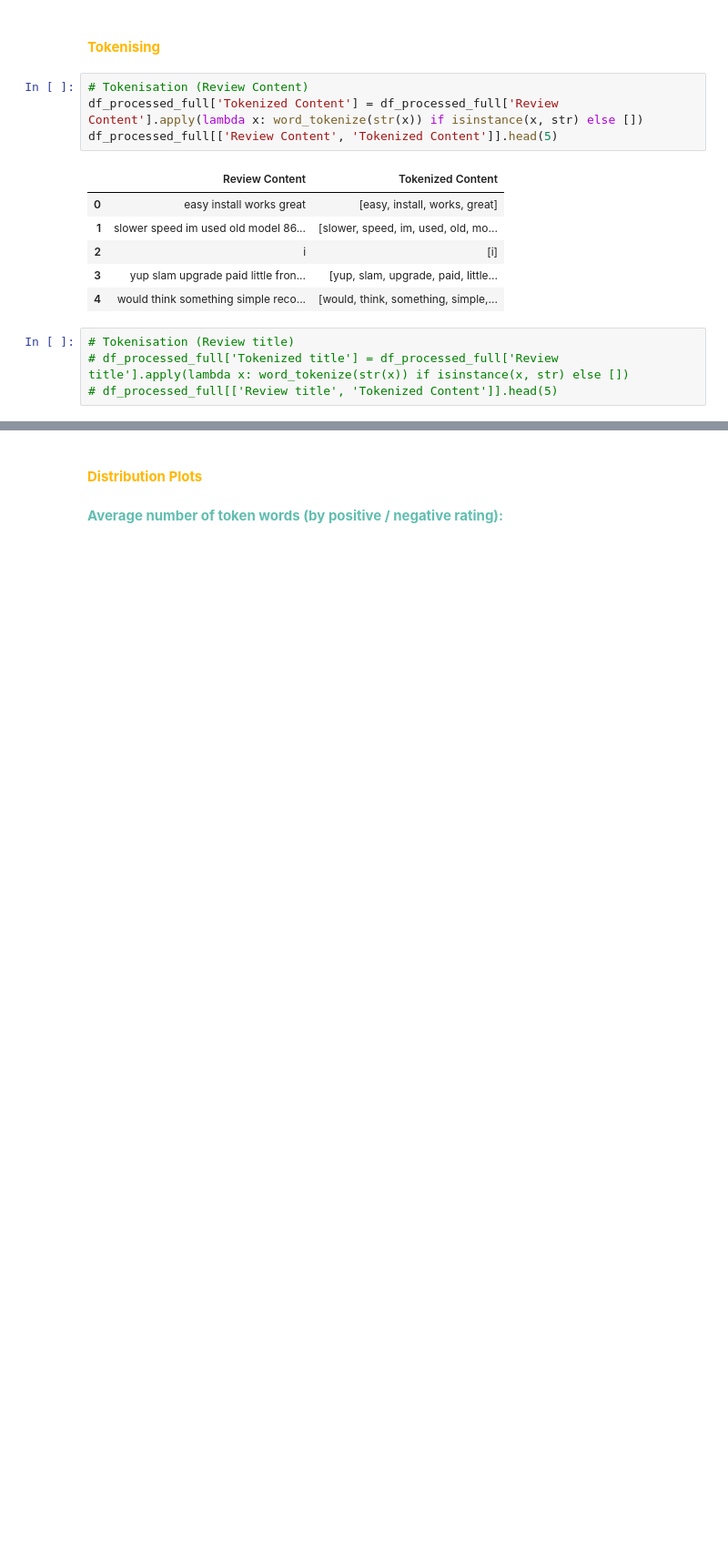
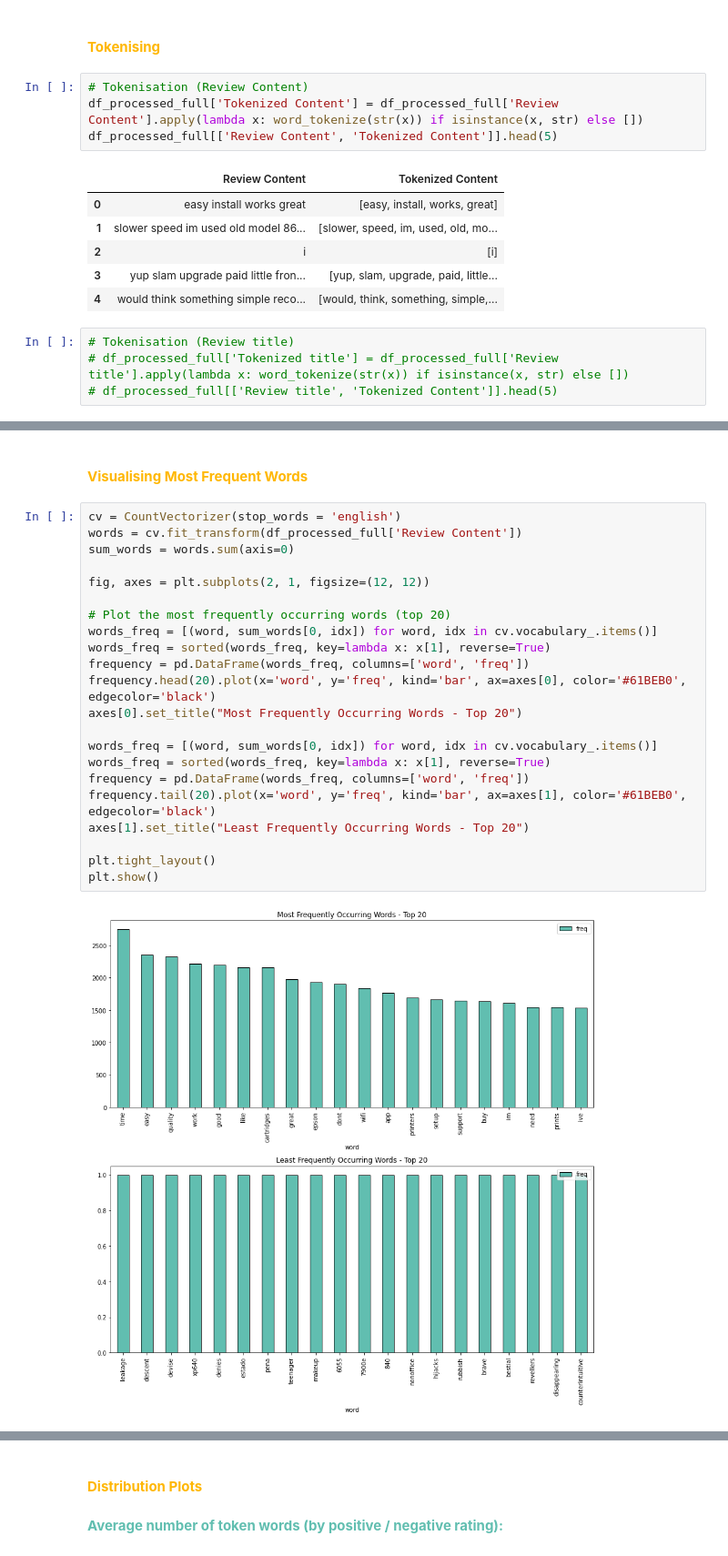
Before and after one commit to peacetay/CustomerProductReviews, a Jupyter notebook: EDA.ipynb, the cells around one changed output, grey strips where cells are left out. Shown: that part at 91% size. Saved outputs shown, nothing was run; the diff lists cells and outputs as text; blank space fills up the shorter version.

```diff
--- a/EDA.ipynb
+++ b/EDA.ipynb
@@ -74,0 +149,26 @@ df_processed_full[['Review Content', 'Tokenized Content']].head(5)
+# %% [markdown]
+#### <font color=#FFB703> **Visualising Most Frequent Words** </font>
+# %%
+cv = CountVectorizer(stop_words = 'english')
+words = cv.fit_transform(df_processed_full['Review Content'])
+sum_words = words.sum(axis=0)
+
+fig, axes = plt.subplots(2, 1, figsize=(12, 12))
+
+# Plot the most frequently occurring words (top 20)
+words_freq = [(word, sum_words[0, idx]) for word, idx in cv.vocabulary_.items()]
+words_freq = sorted(words_freq, key=lambda x: x[1], reverse=True)
+frequency = pd.DataFrame(words_freq, columns=['word', 'freq'])
+frequency.head(20).plot(x='word', y='freq', kind='bar', ax=axes[0], color='#61BEB0', edgecolor='black')
+axes[0].set_title("Most Frequently Occurring Words - Top 20")
+
+words_freq = [(word, sum_words[0, idx]) for word, idx in cv.vocabulary_.items()]
+words_freq = sorted(words_freq, key=lambda x: x[1], reverse=True)
+frequency = pd.DataFrame(words_freq, columns=['word', 'freq'])
+frequency.tail(20).plot(x='word', y='freq', kind='bar', ax=axes[1], color='#61BEB0', edgecolor='black')
+axes[1].set_title("Least Frequently Occurring Words - Top 20")
+
+plt.tight_layout()
+plt.show()
+# %% [output]
+[figure, added]
```
Also changed, not shown: parts of 39 cells of this notebook.
